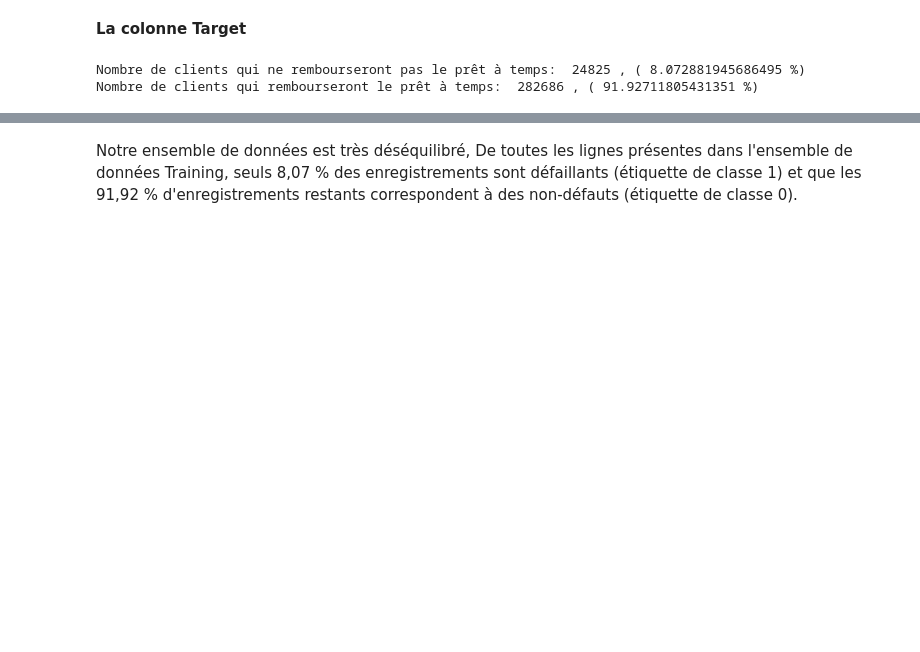
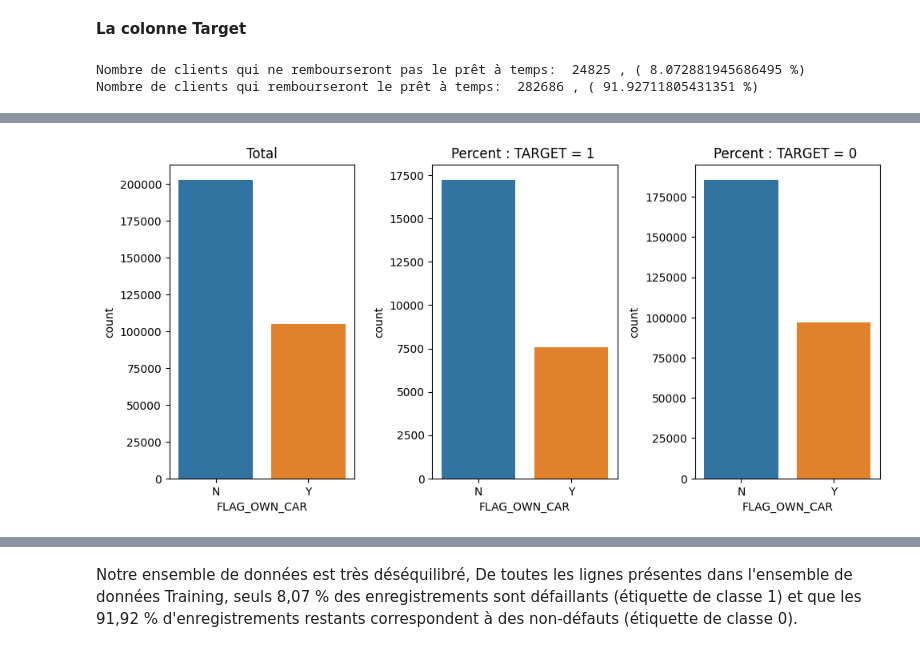
Before and after one commit to DaiTensa/projetscoring, a Jupyter notebook: notebook/01_EDA.ipynb, the cells around one changed output, grey strips where cells are left out. Saved outputs shown, nothing was run; the diff lists cells and outputs as text; code cells hidden in the pictures; blank space fills up the shorter version.

```diff
--- a/notebook/01_EDA.ipynb
+++ b/notebook/01_EDA.ipynb
@@ -659,0 +605,6 @@ Nombre de clients qui rembourseront le prêt à temps:  282686 , ( 91.9271180543
+# %%
+df = application_train
+temp_col = "FLAG_OWN_CAR"
+count_plot_for_object(df, temp_col, target = "TARGET", label_rotation=False)
+# %% [output]
+[figure, added]
```
Also changed, not shown: parts of 62 cells of this notebook, 3 other files.
